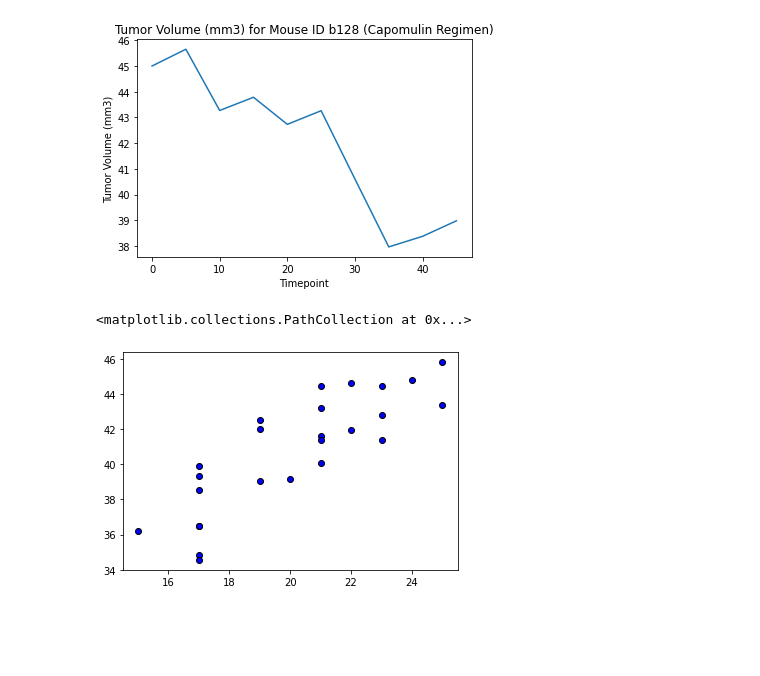
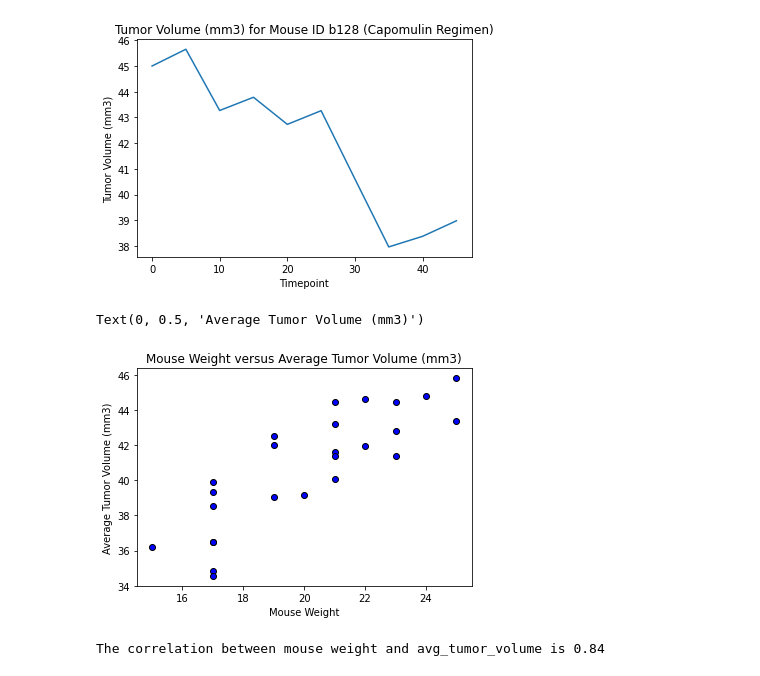
Before and after one commit to sarahheavner/matplotlib-challenge, a Jupyter notebook: Pymaceuticals/matplotlib-challenge.ipynb, the cells around one changed output. Drawn from its saved outputs; the diff is of its cells as text; code cells hidden in the pictures; blank space fills up the shorter version.

Commit message:
calculcated correlation coefficient and linear regression

```diff
--- a/Pymaceuticals/matplotlib-challenge.ipynb
+++ b/Pymaceuticals/matplotlib-challenge.ipynb
@@ -275,12 +275,22 @@ plt.show()
 # %%
 # Generate a scatter plot of mouse weight versus average tumor volume for the Capomulin regimen
 weight_versus_tumor = capumulin_over_time.groupby('Mouse ID').mean(['Tumor Volume (mm3)'])
 
 
 plt.scatter(weight_versus_tumor['Weight (g)'], weight_versus_tumor['Tumor Volume (mm3)'], marker="o", facecolors="blue", edgecolors="black")
+
+plt.title('Mouse Weight versus Average Tumor Volume (mm3)')
+plt.xlabel('Mouse Weight')
+plt.ylabel('Average Tumor Volume (mm3)')
 # %% [output]
-<matplotlib.collections.PathCollection at 0x...>
+Text(0, 0.5, 'Average Tumor Volume (mm3)')
-[figure, old version]
+[figure, new version]
 # %%
-# Calculate the correlation coefficient and linear regression model
-# for mouse weight and average tumor volume for the Capomulin regimen
+# Calculate the correlation coefficient for mouse weight and average tumor volume for the Capomulin regimen
+
+weight = weight_versus_tumor['Weight (g)']
+avg_tumor_volume = weight_versus_tumor['Tumor Volume (mm3)']
+correlation = st.pearsonr(weight, avg_tumor_volume)
+print(f"The correlation between mouse weight and avg_tumor_volume is {round(correlation[0],2)}")
+# %% [output]
+The correlation between mouse weight and avg_tumor_volume is 0.84
```
Also changed, not shown: parts of 1 cell of this notebook.
